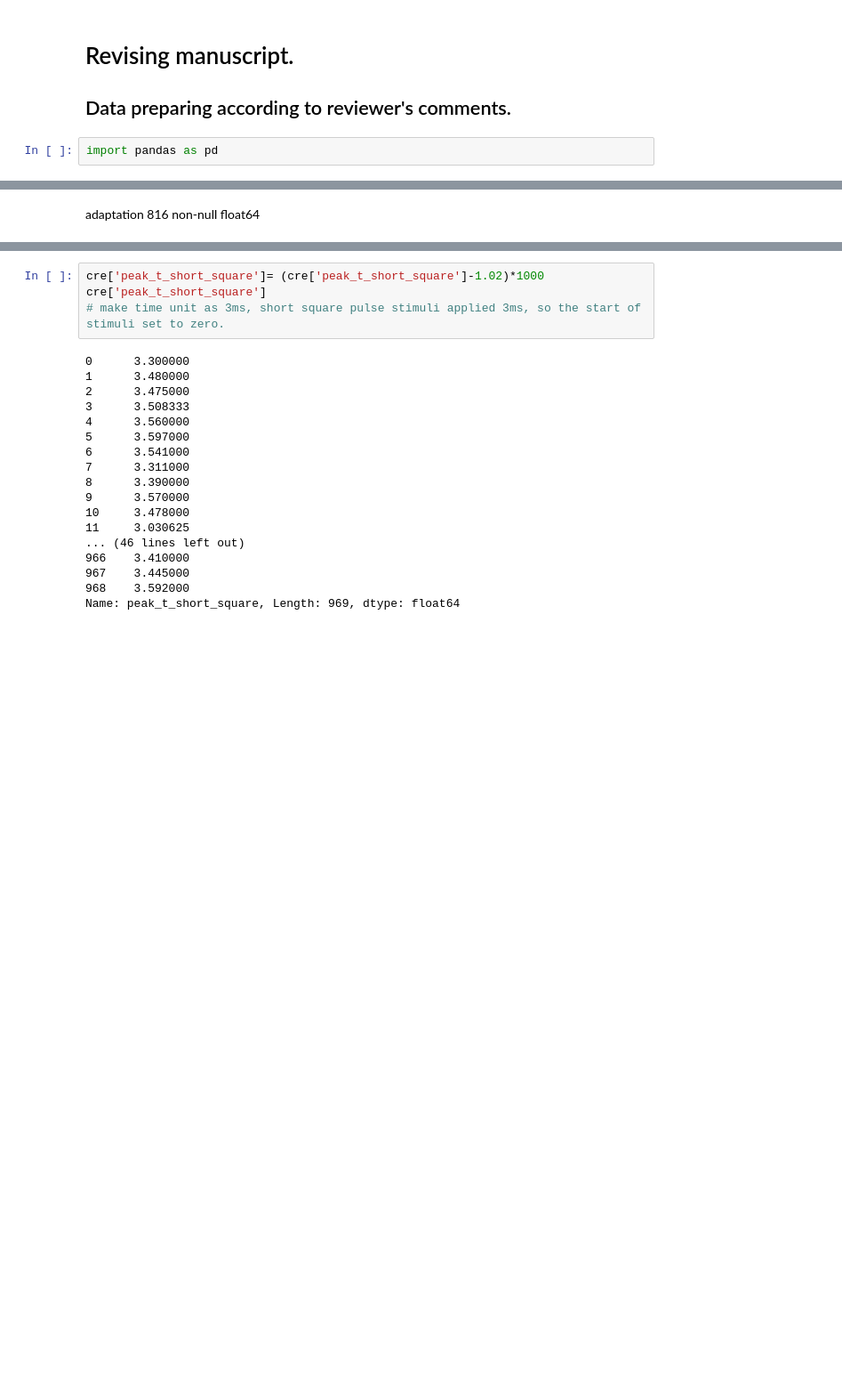
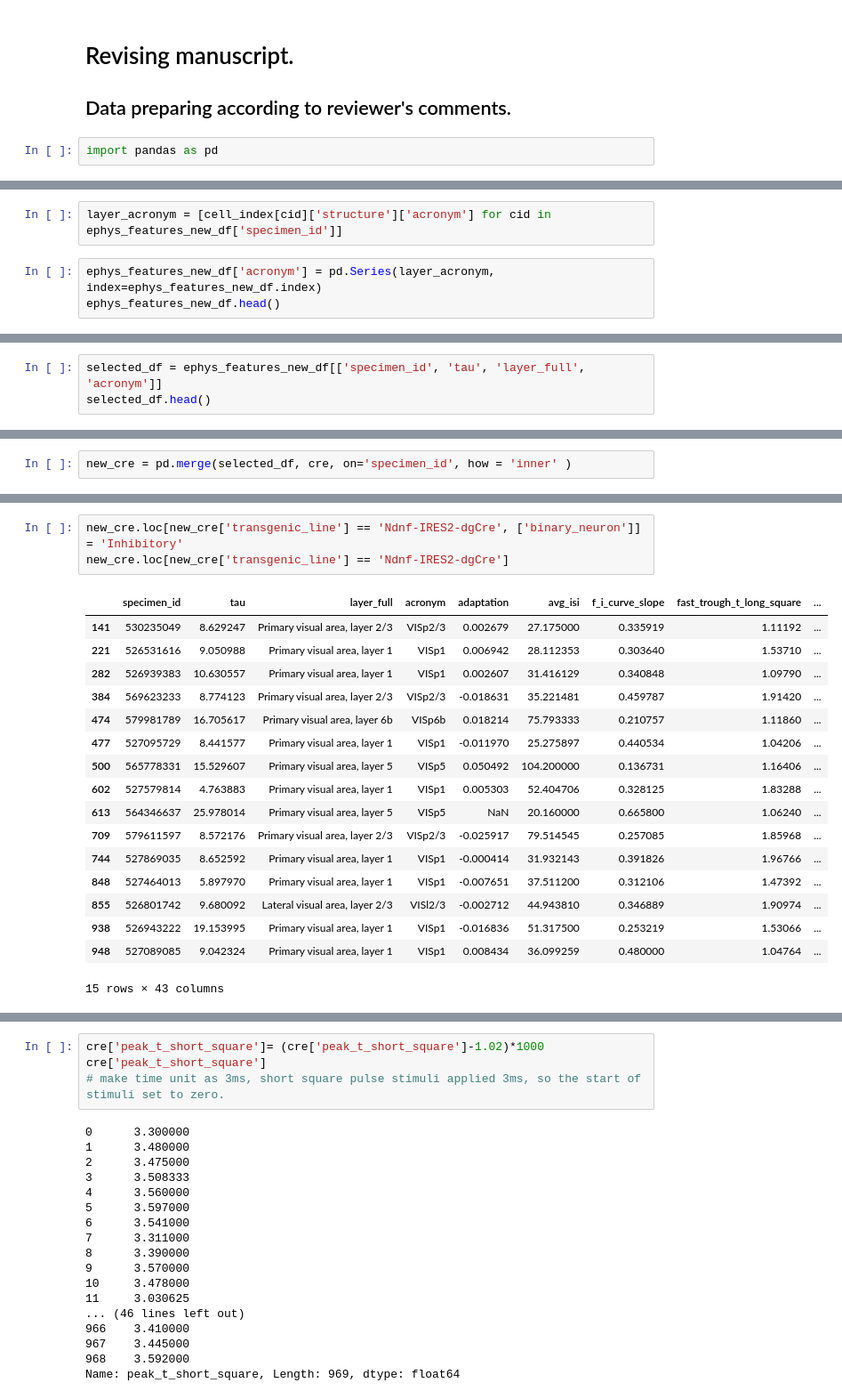
Before and after one commit to HyunsuLee/clustering_allen_neuron, a Jupyter notebook: Data_prep/revising_data.ipynb, the cells around one changed output, grey strips where cells are left out. Shown at 89% size. Saved outputs shown, nothing was run; the diff lists cells and outputs as text; blank space fills up the shorter version.

Commit message:
add information about layer.

```diff
--- a/Data_prep/revising_data.ipynb
+++ b/Data_prep/revising_data.ipynb
@@ -28,0 +81,5 @@ memory usage: 302.9+ KB
+# %%
+layer_acronym = [cell_index[cid]['structure']['acronym'] for cid in ephys_features_new_df['specimen_id']]
+# %%
+ephys_features_new_df['acronym'] = pd.Series(layer_acronym, index=ephys_features_new_df.index)
+ephys_features_new_df.head()
@@ -28,0 +94,3 @@ memory usage: 302.9+ KB
+# %%
+selected_df = ephys_features_new_df[['specimen_id', 'tau', 'layer_full', 'acronym']]
+selected_df.head()
@@ -28,0 +124,2 @@ memory usage: 302.9+ KB
+# %%
+new_cre = pd.merge(selected_df, cre, on='specimen_id', how = 'inner' )
@@ -74,5 +191,24 @@ Slc17a6-IRES-Cre     0.333333
 Sst-IRES-Cre         0.180180
 Vip-IRES-Cre         0.050000
 Name: transgenic_line, dtype: float64
-# %% [markdown]
-adaptation                                816 non-null float64
+# %%
+new_cre.loc[new_cre['transgenic_line'] == 'Ndnf-IRES2-dgCre', ['binary_neuron']] = 'Inhibitory'
+new_cre.loc[new_cre['transgenic_line'] == 'Ndnf-IRES2-dgCre']
+# %% [output]
+|  | specimen_id | tau | layer_full | acronym | adaptation | avg_isi | f_i_curve_slope | fast_trough_t_long_square | ... |
+| 141 | 530235049 | 8.629247 | Primary visual area, layer 2/3 | VISp2/3 | 0.002679 | 27.175000 | 0.335919 | 1.11192 | ... |
+| 221 | 526531616 | 9.050988 | Primary visual area, layer 1 | VISp1 | 0.006942 | 28.112353 | 0.303640 | 1.53710 | ... |
+| 282 | 526939383 | 10.630557 | Primary visual area, layer 1 | VISp1 | 0.002607 | 31.416129 | 0.340848 | 1.09790 | ... |
+| 384 | 569623233 | 8.774123 | Primary visual area, layer 2/3 | VISp2/3 | -0.018631 | 35.221481 | 0.459787 | 1.91420 | ... |
+| 474 | 579981789 | 16.705617 | Primary visual area, layer 6b | VISp6b | 0.018214 | 75.793333 | 0.210757 | 1.11860 | ... |
+| 477 | 527095729 | 8.441577 | Primary visual area, layer 1 | VISp1 | -0.011970 | 25.275897 | 0.440534 | 1.04206 | ... |
+| 500 | 565778331 | 15.529607 | Primary visual area, layer 5 | VISp5 | 0.050492 | 104.200000 | 0.136731 | 1.16406 | ... |
+| 602 | 527579814 | 4.763883 | Primary visual area, layer 1 | VISp1 | 0.005303 | 52.404706 | 0.328125 | 1.83288 | ... |
+| 613 | 564346637 | 25.978014 | Primary visual area, layer 5 | VISp5 | NaN | 20.160000 | 0.665800 | 1.06240 | ... |
+| 709 | 579611597 | 8.572176 | Primary visual area, layer 2/3 | VISp2/3 | -0.025917 | 79.514545 | 0.257085 | 1.85968 | ... |
+| 744 | 527869035 | 8.652592 | Primary visual area, layer 1 | VISp1 | -0.000414 | 31.932143 | 0.391826 | 1.96766 | ... |
+| 848 | 527464013 | 5.897970 | Primary visual area, layer 1 | VISp1 | -0.007651 | 37.511200 | 0.312106 | 1.47392 | ... |
+| 855 | 526801742 | 9.680092 | Lateral visual area, layer 2/3 | VISl2/3 | -0.002712 | 44.943810 | 0.346889 | 1.90974 | ... |
+| 938 | 526943222 | 19.153995 | Primary visual area, layer 1 | VISp1 | -0.016836 | 51.317500 | 0.253219 | 1.53066 | ... |
+| 948 | 527089085 | 9.042324 | Primary visual area, layer 1 | VISp1 | 0.008434 | 36.099259 | 0.480000 | 1.04764 | ... |
+15 rows × 43 columns
```
Also changed, not shown: parts of 23 cells of this notebook, 3 other files.
